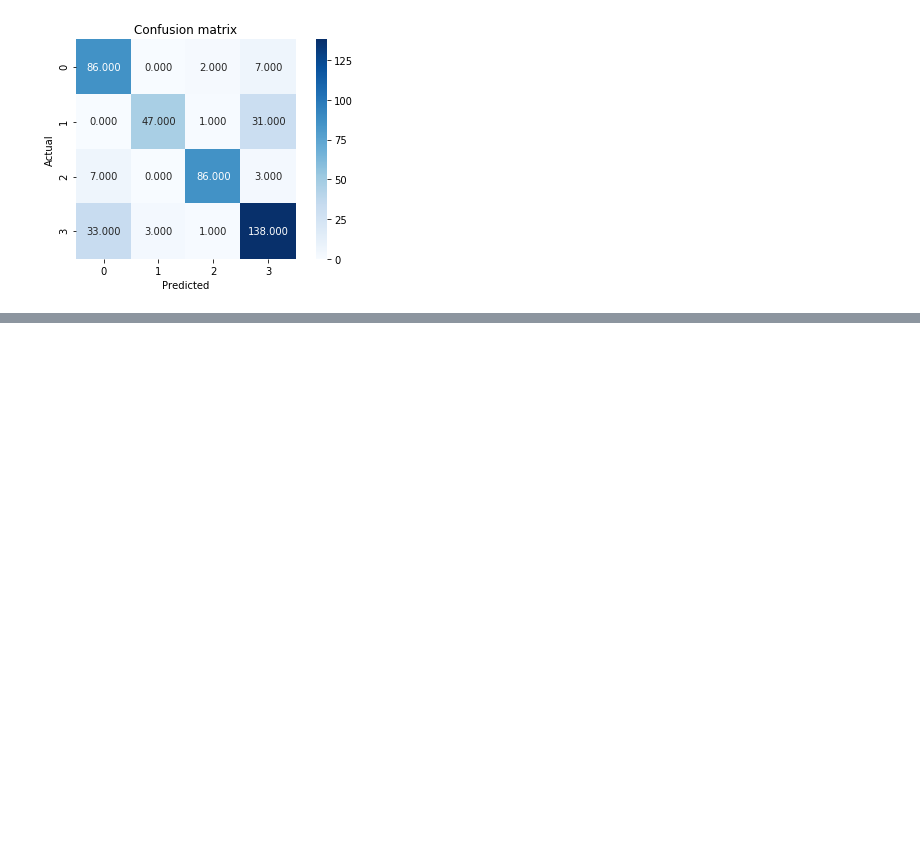
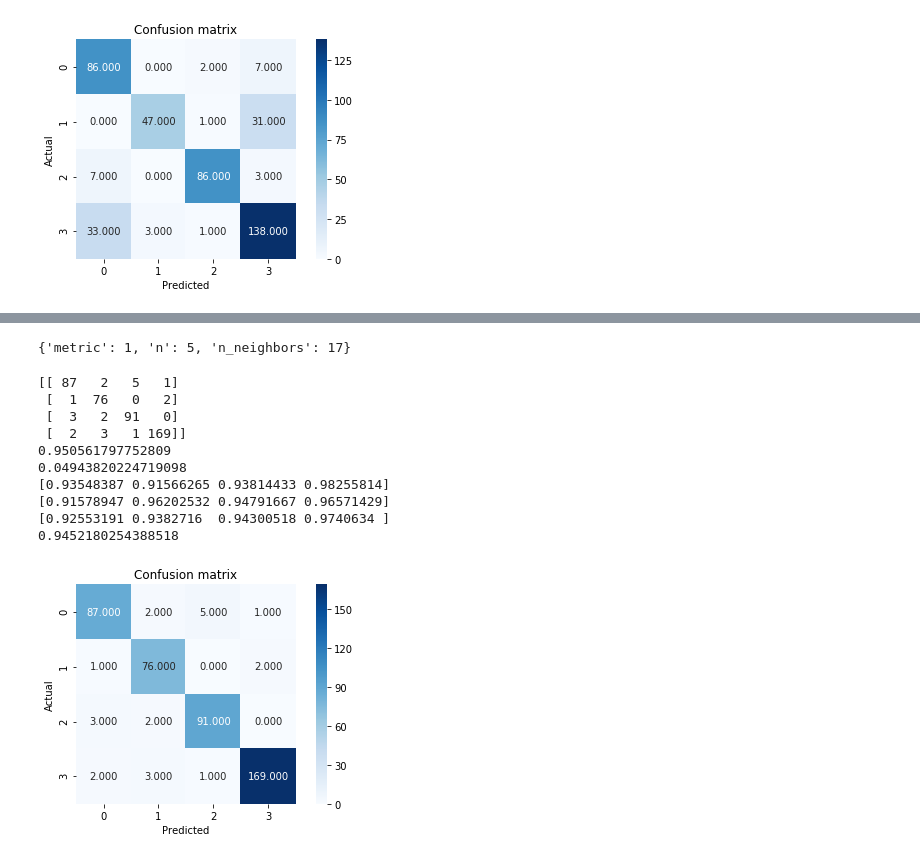
Before and after one commit to kalyankumarp/News_Articles_Categorisation, a Jupyter notebook: News_Articles.ipynb, the cells around one changed output, grey strips where cells are left out. Saved outputs shown, nothing was run; the diff lists cells and outputs as text; code cells hidden in the pictures; blank space fills up the shorter version.

```diff
--- a/News_Articles.ipynb
+++ b/News_Articles.ipynb
@@ -662,3 +755,69 @@ print(metrics.f1_score(y_test, y_pred, average = 'macro', labels=np.unique(y_pre
+# %%
+# WIth PCA , Bayesian Optimization and KNN
+def objective_func(args):
+    n_neighbors = args['n_neighbors']
+    metric = args['metric']
+    pca = PCA(n_components=args['n'])
+    x_pca = pca.fit_transform(x_train)
+    x_valpca = pca.transform(x_val)
+    x_testpca = pca.transform(x_test)
+    clf = KNeighborsClassifier(n_neighbors=n_neighbors, metric=metric, n_jobs = -1)
+
+    clf.fit(x_pca,y_train.values.ravel())
+    y_pred = clf.predict(x_valpca)
+    #print(y_pred)
+    #print(set(y_val['Topic']) - set(y_pred))
+    f1 = -(f1_score(y_pred,y_val,  average='macro'))
+    return f1
+space = {'n_neighbors': hp.choice('n_neighbors',np.arange(1,1000, step =1)),
+        'metric':hp.choice('metric', ["euclidean","manhattan"]),
+        'n': hp.choice('n', np.arange(3,20, step =1))}
+
+best_classifier = fmin(objective_func, space, algo=tpe.suggest, max_evals=100)
+print(best_classifier)
+# %% [output]
+{'metric': 1, 'n': 5, 'n_neighbors': 17}
+# %%
+pca = PCA(n_components=best_classifier['n'])
+x_pca = pca.fit_transform(x_train)
+x_valpca = pca.transform(x_val)
+x_testpca = pca.transform(x_test)
+
+c = lambda a: 'euclidean' if a == 0 else 'manhattan'
+bh = KNeighborsClassifier(metric = c(best_classifier['metric']), n_neighbors= best_classifier['n_neighbors'])
+bh.fit(x_pca,y_train.values.ravel())
+y_pred = bh.predict(x_testpca)
+
+# Compute confusion matrix
+conf_matrix = metrics.confusion_matrix(y_test, y_pred)
+print(conf_matrix)
+
+# Plot confusion matrix
+sns.heatmap(conf_matrix, annot = True, fmt = ".3f", square = True, cmap = plt.cm.Blues)
+plt.ylabel('Actual')
+plt.xlabel('Predicted')
+plt.title('Confusion matrix')
+plt.tight_layout()
+
+# Compute evaluation metrics
+print(metrics.accuracy_score(y_test, y_pred)) # accuracy
+print(1 - metrics.accuracy_score(y_test, y_pred)) # error
+print(metrics.precision_score(y_test, y_pred, average = None)) # precision
+print(metrics.recall_score(y_test, y_pred, average = None)) # recall
+print(metrics.f1_score(y_test, y_pred, average = None)) # F1 score
+print(metrics.f1_score(y_test, y_pred, average = 'macro')) # F1 score average
+# %% [output]
+[[ 87   2   5   1]
+ [  1  76   0   2]
+ [  3   2  91   0]
+ [  2   3   1 169]]
+0.950561797752809
+0.04943820224719098
+[0.93548387 0.91566265 0.93814433 0.98255814]
+[0.91578947 0.96202532 0.94791667 0.96571429]
+[0.92553191 0.9382716  0.94300518 0.9740634 ]
+0.9452180254388518
+[figure, added]
 # %%
 #Ensemble Methods
 # %%
```
Also changed, not shown: parts of 23 cells of this notebook, 1 other file.
